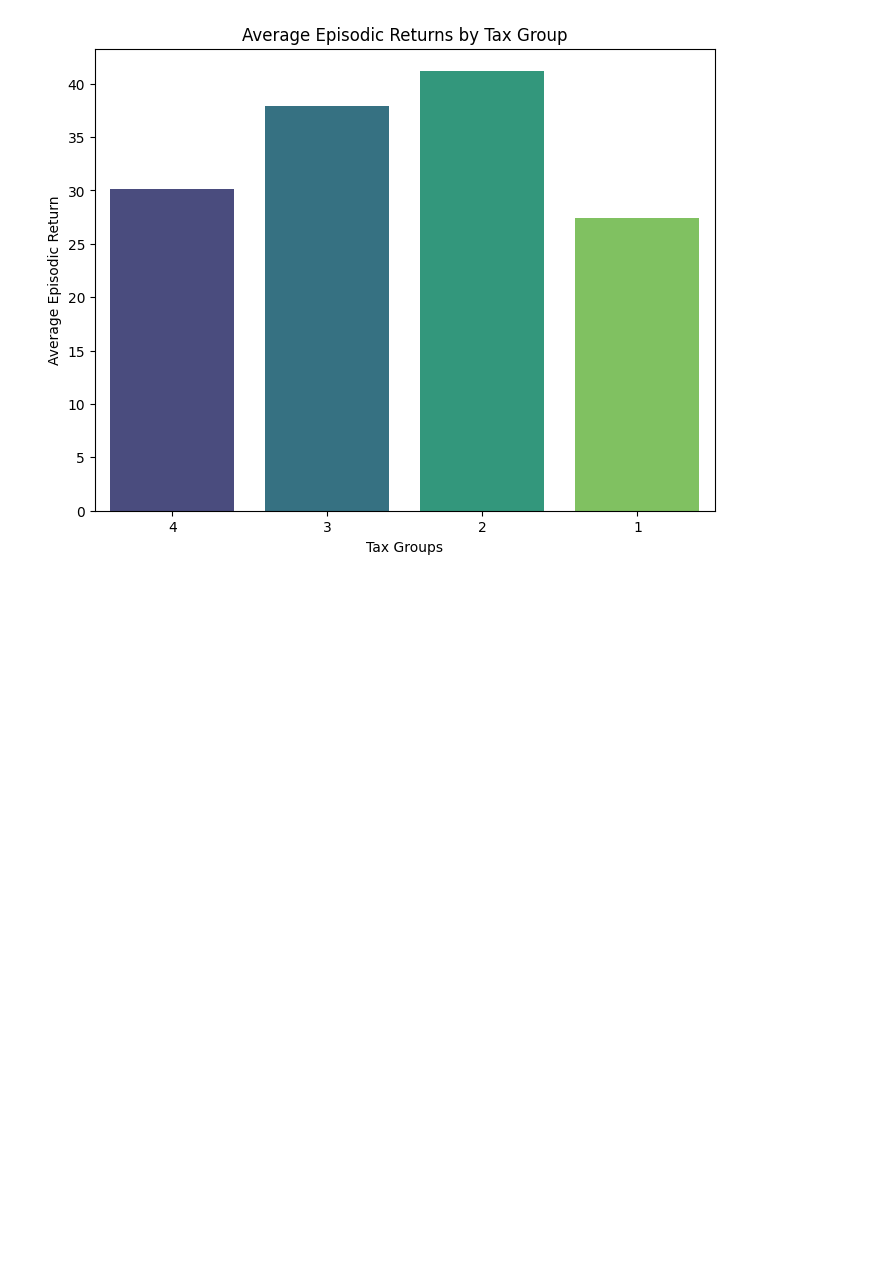
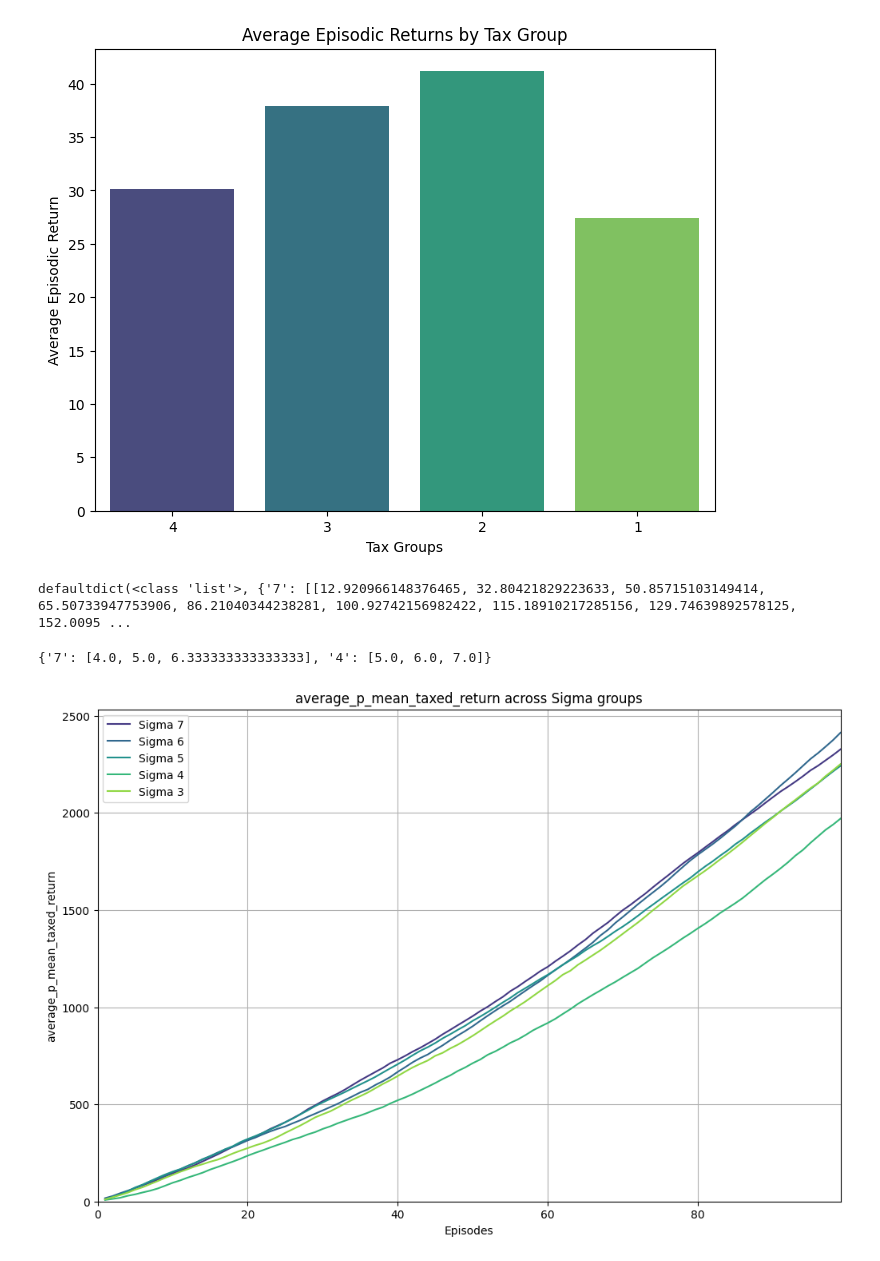
Before and after one commit to benbind/figure-generation, a Jupyter notebook: wandb_test.ipynb, the cells around one changed output. Drawn from its saved outputs; the diff is of its cells as text; code cells hidden in the pictures; blank space fills up the shorter version.

```diff
--- a/wandb_test.ipynb
+++ b/wandb_test.ipynb
@@ -52,3 +52,50 @@ Passing `palette` without assigning `hue` is deprecated and will be removed in v
 
   sns.barplot(x=tax_groups, y=avg_returns, palette="viridis")
 [figure]
+# %%
+def p_mean_taxed_return_by_sigma(runs, min_length=100):
+    p_mean_taxed_return_by_sigma = defaultdict(list)
+    for run in runs:
+        if 'charts/p_mean_taxed_return' in run.history().columns and len(run.history()['charts/p_mean_taxed_return']) > min_length:
+            p_mean_taxed_return_by_sigma[run.config["sigma_vals"]].append(run.history()["charts/p_mean_taxed_return"].tolist()[1:min_length])
+    return p_mean_taxed_return_by_sigma
+p_mean_taxed_return_by_sigma = p_mean_taxed_return_by_sigma(runs)
+print(p_mean_taxed_return_by_sigma)
+# %% [output]
+defaultdict(<class 'list'>, {'7': [[12.920966148376465, 32.80421829223633, 50.85715103149414, 65.50733947753906, 86.21040344238281, 100.92742156982422, 115.18910217285156, 129.74639892578125, 152.0095 ...
+# %%
+import numpy as np
+def avg_p_mean_taxed_return(p_mean_taxed_return_by_sigma):
+    average_p_mean_return_by_tax_group = {}
+    for sigma, runs in p_mean_taxed_return_by_sigma.items():
+        transposed_runs = list(zip(*runs))
+        averaged_run = [np.mean(episode) for episode in transposed_runs]
+        average_p_mean_return_by_tax_group[sigma] = averaged_run
+    return average_p_mean_return_by_tax_group
+test_data = {
+    '7': [[1, 2, 3], [4, 5, 6], [7, 8, 10]],  # Each internal list represents a run
+    '4': [[2, 3, 4], [5, 6, 7], [8, 9, 10]]
+}
+print(avg_p_mean_taxed_return(test_data))
+avg_p_mean_taxed_return = avg_p_mean_taxed_return(p_mean_taxed_return_by_sigma)
+# %% [output]
+{'7': [4.0, 5.0, 6.333333333333333], '4': [5.0, 6.0, 7.0]}
+# %%
+def plot_avg_p_mean_taxed_return_by_sigma(data):
+    plt.figure(figsize=(12,8))
+
+    min_length = min(len(val) for val in data.values())
+    episodes = list(range(1, min_length+1))
+    palette = sns.set_palette("viridis", n_colors=len(data.items()))
+    for sigma, p_mean in data.items():
+        sns.lineplot(x=episodes, y=p_mean[:min_length], label=f'Sigma {sigma}', palette=palette)
+    plt.title('average_p_mean_taxed_return across Sigma groups')
+    plt.xlabel('Episodes')
+    plt.ylabel('average_p_mean_taxed_return')
+    plt.xlim(left=0, right=min_length)
+    plt.ylim(bottom=0)
+    plt.grid(True)
+    plt.show()
+plot_avg_p_mean_taxed_return_by_sigma(avg_p_mean_taxed_return)
+# %% [output]
+[figure, added]
```
